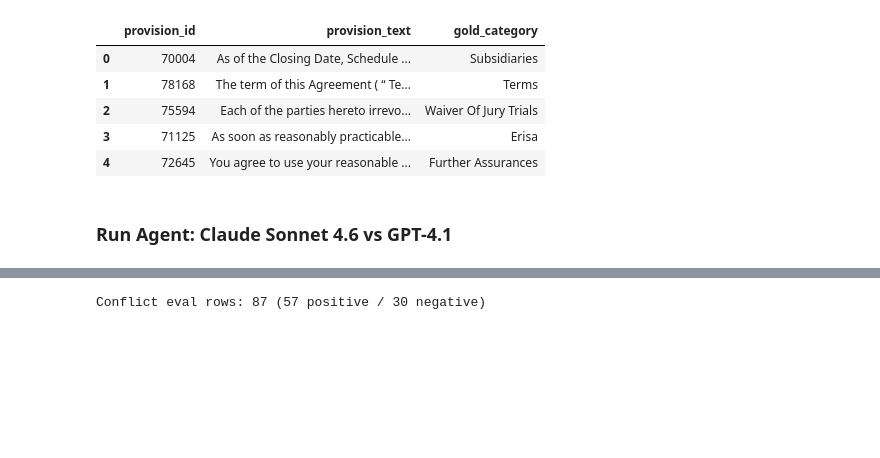
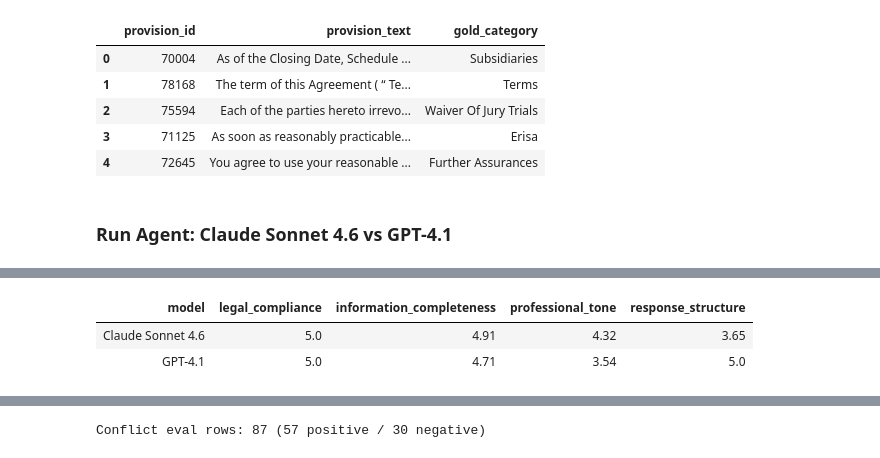
Before and after one commit to nicole-rowley-msaai/MS_AAI_510_Agentic_AI_Sys_Final_Project, a Jupyter notebook: eval/03_evaluation.ipynb, the cells around one changed output, grey strips where cells are left out. Saved outputs shown, nothing was run; the diff lists cells and outputs as text; code cells hidden in the pictures; blank space fills up the shorter version.

Commit message:
Added LLM as a judge and results discussion

```diff
--- a/eval/03_evaluation.ipynb
+++ b/eval/03_evaluation.ipynb
@@ -279,0 +521,81 @@ GPT-4.1: {'rows': 100, 'errors': 0, 'category_accuracy': np.float64(0.81), 'cate
+# %%
+# LLM Judge Score Comparison
+import pandas as pd
+
+print("="*80)
+print("LLM JUDGE COMPARISON: CLAUDE SONNET 4.6 vs GPT-4.1")
+print("="*80)
+
+# Extract LLM judge scores
+judge_metrics = ['legal_compliance_avg', 'information_completeness_avg',
+                 'professional_tone_avg', 'response_structure_avg']
+
+comparison_data = []
+for model_name, summary in [("Claude Sonnet 4.6", claude_summary), ("GPT-4.1", gpt41_summary)]:
+    row = {'model': model_name}
+    for metric in judge_metrics:
+        if metric in summary:
+            row[metric.replace('_avg', '')] = summary[metric]
+    comparison_data.append(row)
+
+judge_comparison_df = pd.DataFrame(comparison_data)
+
+if len(judge_comparison_df) > 0 and len(judge_comparison_df.columns) > 1:
+    display(spark.createDataFrame(judge_comparison_df))
+
+    # Determine winners
+    print("\n" + "="*80)
+    print("DETAILED COMPARISON")
+    print("="*80)
+
+    metric_names = {
+        'legal_compliance': 'Legal Compliance',
+        'information_completeness': 'Information Completeness',
+        'professional_tone': 'Professional Tone',
+        'response_structure': 'Response Structure'
+    }
+
+    for metric in ['legal_compliance', 'information_completeness', 'professional_tone', 'response_structure']:
+        if metric in judge_comparison_df.columns:
+            claude_score = judge_comparison_df[judge_comparison_df.model == "Claude Sonnet 4.6"][metric].values[0]
+            gpt41_score = judge_comparison_df[judge_comparison_df.model == "GPT-4.1"][metric].values[0]
+
+            if claude_score > gpt41_score:
+                winner = "Claude Sonnet 4.6"
+                margin = claude_score - gpt41_score
+            elif gpt41_score > claude_score:
+                winner = "GPT-4.1"
+                margin = gpt41_score - claude_score
+            else:
+                winner = "Tie"
+                margin = 0
+
+            print(f"\n{metric_names[metric]}:")
+            print(f"  Claude:  {claude_score:.2f}/5.0")
+            print(f"  GPT-4.1: {gpt41_score:.2f}/5.0")
+            print(f"  Winner:  {winner}" + (f" (+{margin:.2f})" if margin > 0 else ""))
+
+    # Overall average
+    claude_avg = judge_comparison_df[judge_comparison_df.model == "Claude Sonnet 4.6"][
+        [c for c in judge_comparison_df.columns if c != 'model']
+    ].mean(axis=1).values[0]
+
+    gpt41_avg = judge_comparison_df[judge_comparison_df.model == "GPT-4.1"][
+        [c for c in judge_comparison_df.columns if c != 'model']
+    ].mean(axis=1).values[0]
+
+    print(f"\n" + "="*80)
+    print(f"OVERALL AVERAGE QUALITY SCORE")
+    print(f"="*80)
+    print(f"  Claude:  {claude_avg:.2f}/5.0")
+    print(f"  GPT-4.1: {gpt41_avg:.2f}/5.0")
+
+    if claude_avg > gpt41_avg:
+        print(f"  ✓ Claude wins by {claude_avg - gpt41_avg:.2f} points")
+    elif gpt41_avg > claude_avg:
+        print(f"  ✓ GPT-4.1 wins by {gpt41_avg - claude_avg:.2f} points")
+    else:
+        print(f"  = Tie")
+else:
+    print("\n⚠️  LLM judge scores not available for comparison")
+# %% [output]
@@ -279,0 +605,3 @@ GPT-4.1: {'rows': 100, 'errors': 0, 'category_accuracy': np.float64(0.81), 'cate
+| model | legal_compliance | information_completeness | professional_tone | response_structure |
+| Claude Sonnet 4.6 | 5.0 | 4.91 | 4.32 | 3.65 |
+| GPT-4.1 | 5.0 | 4.71 | 3.54 | 5.0 |
```
Also changed, not shown: parts of 21 cells of this notebook, 1 other file.
